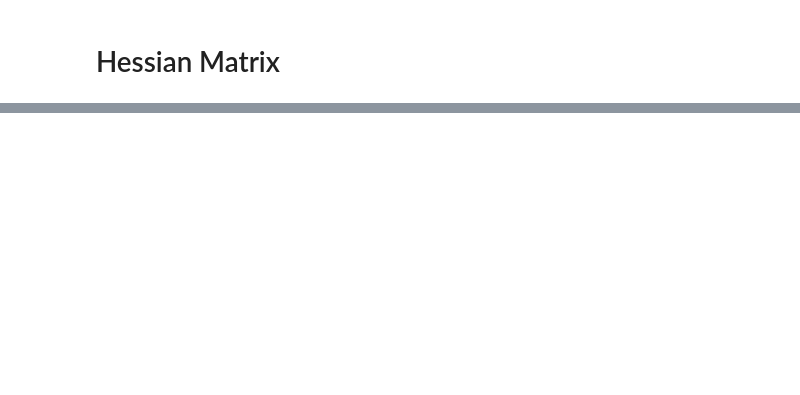
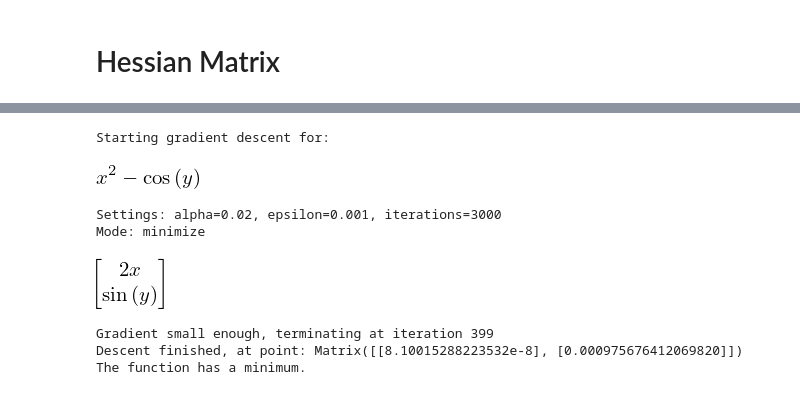
Before and after one commit to romanethoirey/convex-optimisation, a Jupyter notebook: Project - Hessian Matrix.ipynb, the cells around one changed output, grey strips where cells are left out. Drawn from its saved outputs; the diff is of its cells as text; code cells hidden in the pictures; blank space fills up the shorter version.

```diff
--- a/Project - Hessian Matrix.ipynb
+++ b/Project - Hessian Matrix.ipynb
@@ -133,0 +180,12 @@ Gradient example using:
+# %%
+start_point = Matrix([1, 2])
+gradient_descent(example_func_2, start_point, minimize=True)
+# %% [output]
+Starting gradient descent for:
+[figure, added]
+Settings: alpha=0.02, epsilon=0.001, iterations=3000
+Mode: minimize
+[figure, added]
+Gradient small enough, terminating at iteration 399
+Descent finished, at point: Matrix([[8.10015288223532e-8], [0.000975676412069820]])
+The function has a minimum.
```
Also changed, not shown: parts of 11 cells of this notebook.
